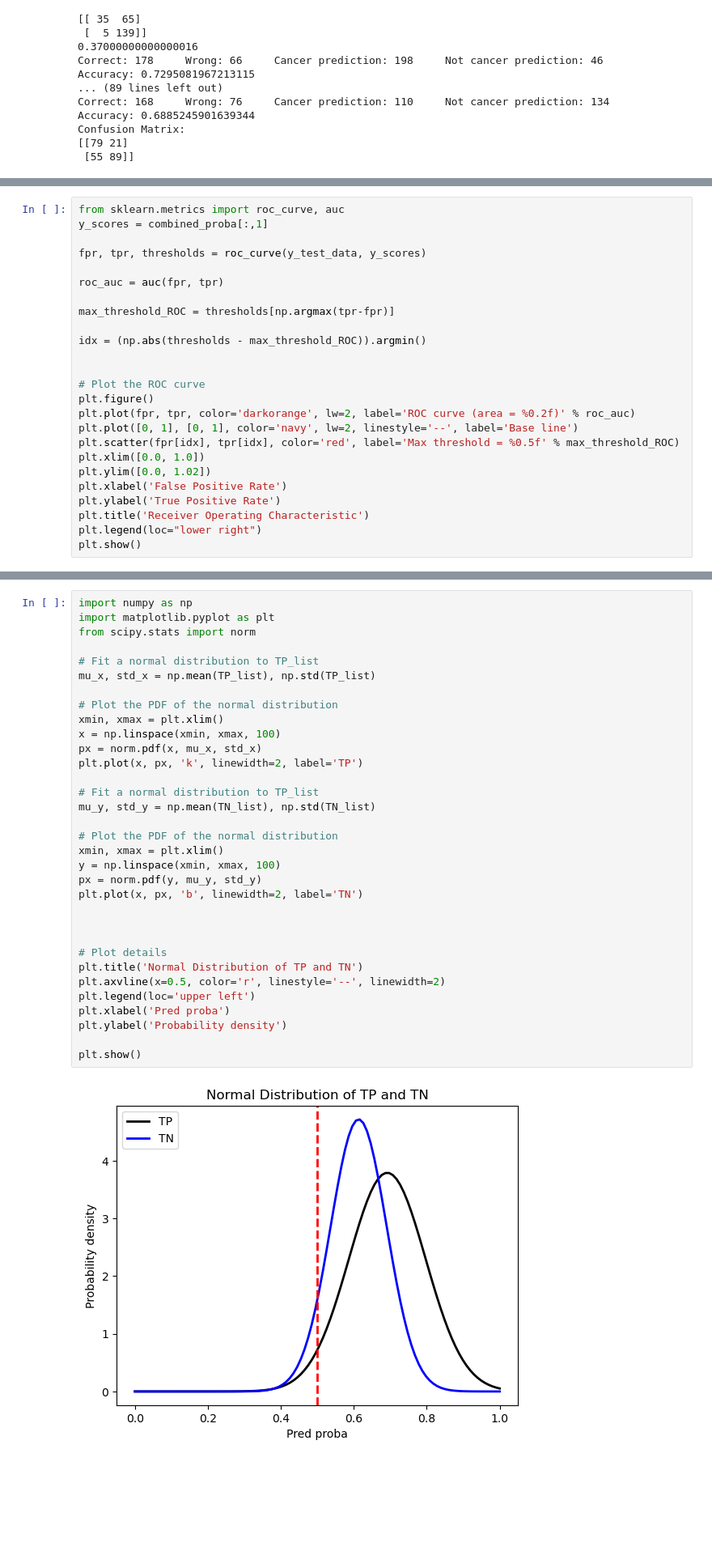
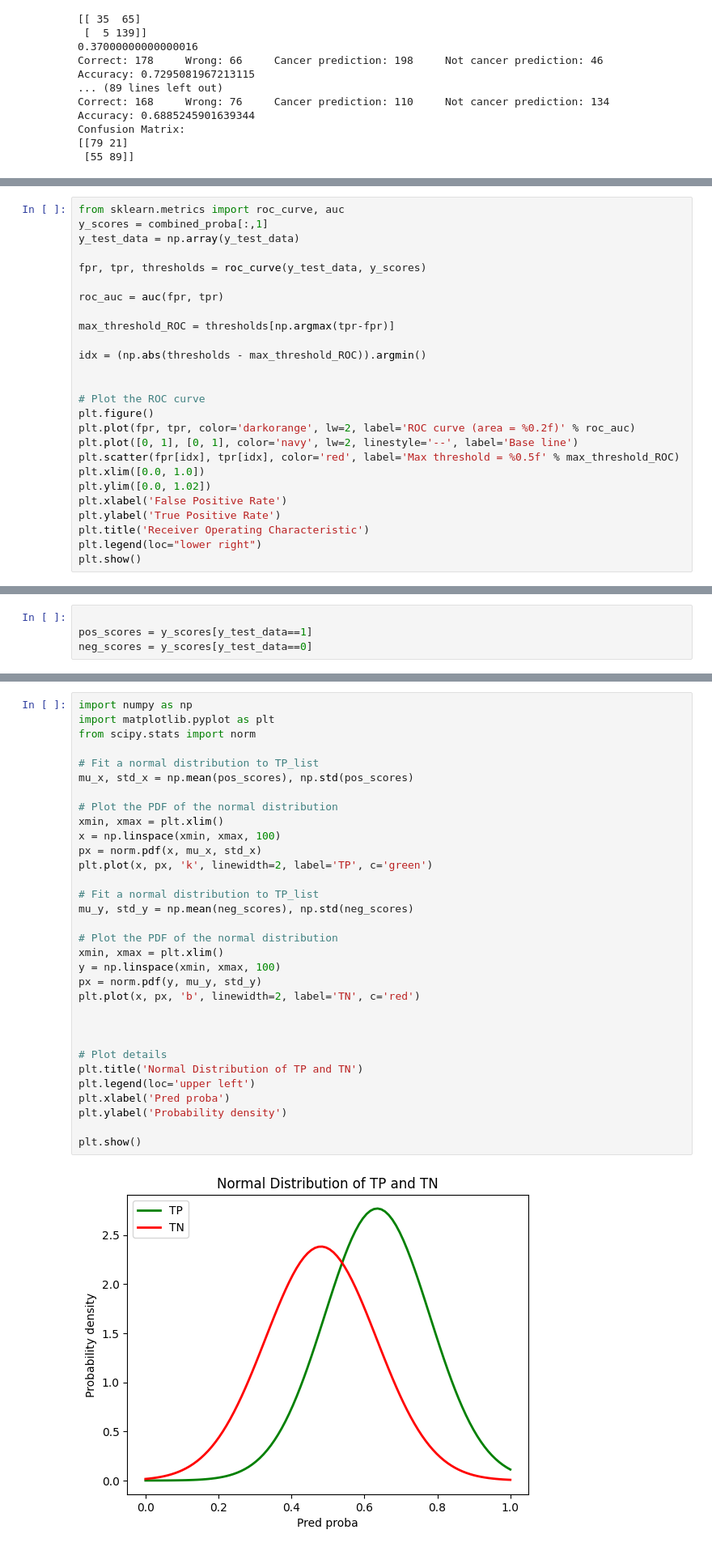
Before and after one commit to kjaer5555/mdasm-2024, a Jupyter notebook: model_exsample - Copy.ipynb, the cells around one changed output, grey strips where cells are left out. Shown at 81% size. Cells and saved outputs as stored; diff of their text form; blank space fills up the shorter version.

```diff
--- a/model_exsample - Copy.ipynb
+++ b/model_exsample - Copy.ipynb
@@ -1160,6 +1159,7 @@ https://scikit-learn.org/stable/model_persistence.html#security-maintainability-
 # %%
 from sklearn.metrics import roc_curve, auc
 y_scores = combined_proba[:,1]
+y_test_data = np.array(y_test_data)
 
 fpr, tpr, thresholds = roc_curve(y_test_data, y_scores)
 
@@ -1184,3 +1184,7 @@ plt.legend(loc="lower right")
 plt.show()
 # %% [output]
 [figure]
+# %%
+
+pos_scores = y_scores[y_test_data==1]
+neg_scores = y_scores[y_test_data==0]
@@ -1193,35 +1220,34 @@ plt.show()
 # %%
 import numpy as np
 import matplotlib.pyplot as plt
 from scipy.stats import norm
 
 # Fit a normal distribution to TP_list
-mu_x, std_x = np.mean(TP_list), np.std(TP_list)
+mu_x, std_x = np.mean(pos_scores), np.std(pos_scores)
 
 # Plot the PDF of the normal distribution
 xmin, xmax = plt.xlim()
 x = np.linspace(xmin, xmax, 100)
 px = norm.pdf(x, mu_x, std_x)
-plt.plot(x, px, 'k', linewidth=2, label='TP')
+plt.plot(x, px, 'k', linewidth=2, label='TP', c='green')
 
 # Fit a normal distribution to TP_list
-mu_y, std_y = np.mean(TN_list), np.std(TN_list)
+mu_y, std_y = np.mean(neg_scores), np.std(neg_scores)
 
 # Plot the PDF of the normal distribution
 xmin, xmax = plt.xlim()
 y = np.linspace(xmin, xmax, 100)
 px = norm.pdf(y, mu_y, std_y)
-plt.plot(x, px, 'b', linewidth=2, label='TN')
+plt.plot(x, px, 'b', linewidth=2, label='TN', c='red')
 
 
 
 # Plot details
 plt.title('Normal Distribution of TP and TN')
-plt.axvline(x=0.5, color='r', linestyle='--', linewidth=2)
 plt.legend(loc='upper left')
 plt.xlabel('Pred proba')
 plt.ylabel('Probability density')
 
 plt.show()
 # %% [output]
-[figure, old version]
+[figure, new version]
```
Also changed, not shown: parts of 3 cells of this notebook, 2 other files.
